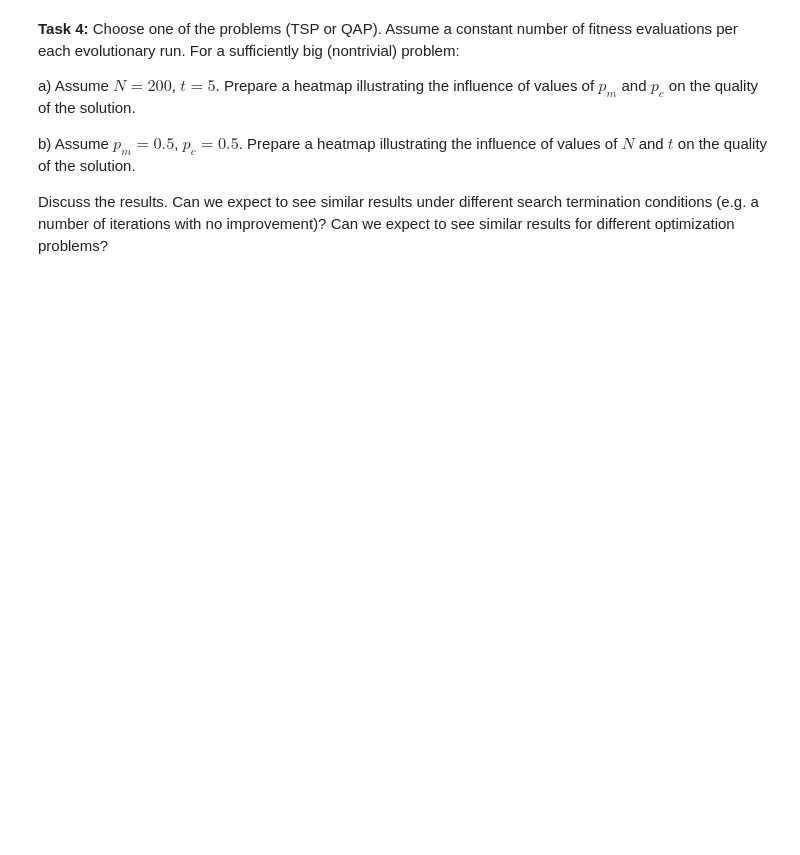
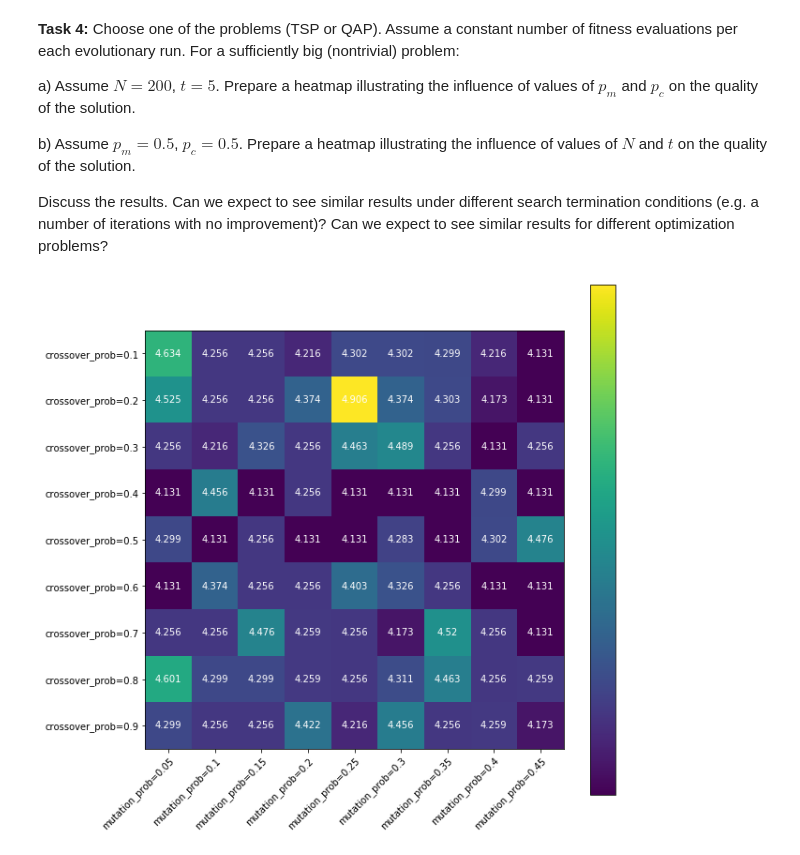
Before and after one commit to hejmsdz/iti2, a Jupyter notebook: sz/swarm-intelligence/ea.ipynb, the cells around one changed output. Saved outputs shown, nothing was run; the diff lists cells and outputs as text; code cells hidden in the pictures; blank space fills up the shorter version.

Commit message:
evolutionary algorithm

```diff
--- a/sz/swarm-intelligence/ea.ipynb
+++ b/sz/swarm-intelligence/ea.ipynb
@@ -168,11 +168,11 @@ class EvolutionaryAlgorithm:
 * What changes would you introduce to the evolutionary algorithms?
 * Which problems are evolutionary algorithms best suited for?
 # %%
-problem = TSP(20)
-ea = EvolutionaryAlgorithm(problem)
+tsp = TSP(20)
+ea = EvolutionaryAlgorithm(tsp)
 solution = ea.optimize()
-print(problem.evaluate(solution))
-problem.display_solution_param(solution)
+print(tsp.evaluate(solution))
+tsp.display_solution_param(solution)
 # %% [output]
 4.258790004734686
 [figure]
@@ -210,0 +220,23 @@ class QAP():
+# %%
+distances = np.array([
+    [0, 40, 64, 36, 22, 60],
+    [40, 0, 41, 22, 36, 72],
+    [64, 41, 0, 28, 44, 53],
+    [36, 22, 28, 0, 20, 50],
+    [22, 36, 44, 20, 0, 41],
+    [60, 72, 53, 50, 41, 0]
+])
+flows = np.array([
+    [0, 1, 1, 2, 0, 0],
+    [1, 0, 0, 0, 0, 2],
+    [1, 0, 0, 0, 0, 1],
+    [2, 0, 0, 0, 3, 0],
+    [0, 0, 0, 3, 0, 0],
+    [0, 2, 1, 0, 0, 0]
+])
+# source: https://neos-guide.org/content/qap6
+qap = QAP(distances, flows)
+ea = EvolutionaryAlgorithm(qap)
+solution = ea.optimize()
+print(solution)
+print(qap.evaluate(solution))
@@ -218,0 +290,16 @@ Discuss the results. Can we expect to see similar results under different search
+# %%
+heatmap1, labels1 = experiment(
+    tsp,
+    {
+        'population_size': 200,
+        'tournament_size': 5
+    },
+    {
+        'crossover_prob': np.linspace(0.9, 0.1, 9),
+        'mutation_prob': np.linspace(0.05, 0.5, 10),
+    }
+)
+# %%
+draw_heatmap(heatmap1, labels1)
+# %% [output]
+[figure, added]
```
Also changed, not shown: parts of 6 cells of this notebook.
